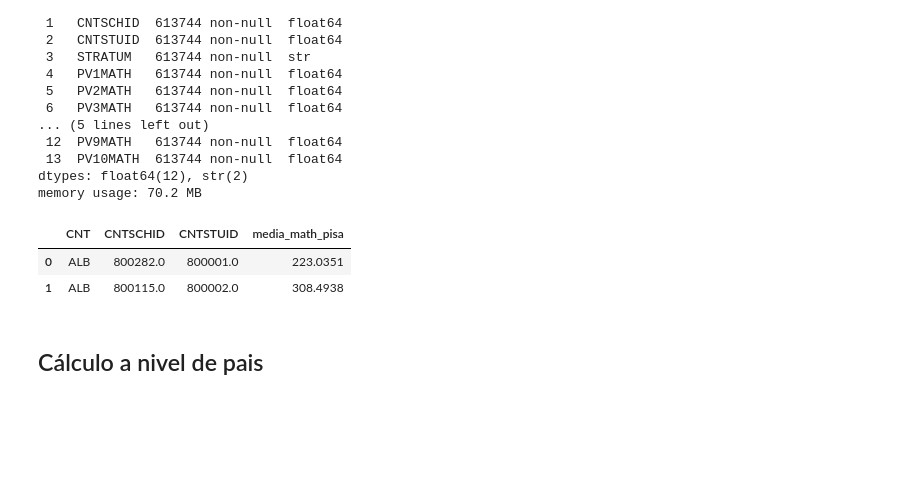
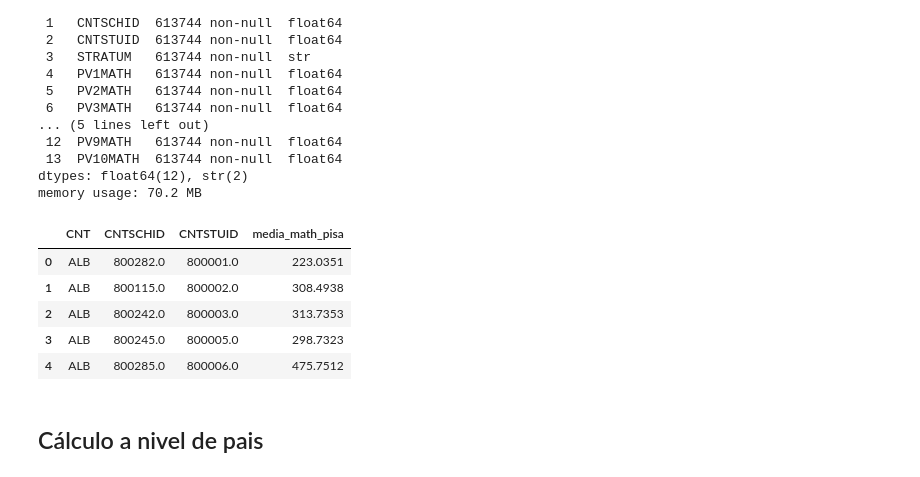
Before and after one commit to musero55/tfm_data_science, a Jupyter notebook: notebooks/fase_1_data_ingestion_eda/01_procesamiento_matematicas_PISA.ipynb, the cells around one changed output. Cells and saved outputs as stored; diff of their text form; code cells hidden in the pictures; blank space fills up the shorter version.

```diff
--- a/notebooks/fase_1_data_ingestion_eda/01_procesamiento_matematicas_PISA.ipynb
+++ b/notebooks/fase_1_data_ingestion_eda/01_procesamiento_matematicas_PISA.ipynb
@@ -113,8 +120,11 @@ memory usage: 70.2 MB
 # %%
 df_medias_mat_alumno = puntuaciones_pisa_alumnos(df_pisa,'MATH')
 # %%
-df_medias_mat_alumno.head(2)
+df_medias_mat_alumno.head()
 # %% [output]
 |  | CNT | CNTSCHID | CNTSTUID | media_math_pisa |
 | 0 | ALB | 800282.0 | 800001.0 | 223.0351 |
 | 1 | ALB | 800115.0 | 800002.0 | 308.4938 |
+| 2 | ALB | 800242.0 | 800003.0 | 313.7353 |
+| 3 | ALB | 800245.0 | 800005.0 | 298.7323 |
+| 4 | ALB | 800285.0 | 800006.0 | 475.7512 |
```
Also changed, not shown: parts of 4 cells of this notebook, 4 other files.
